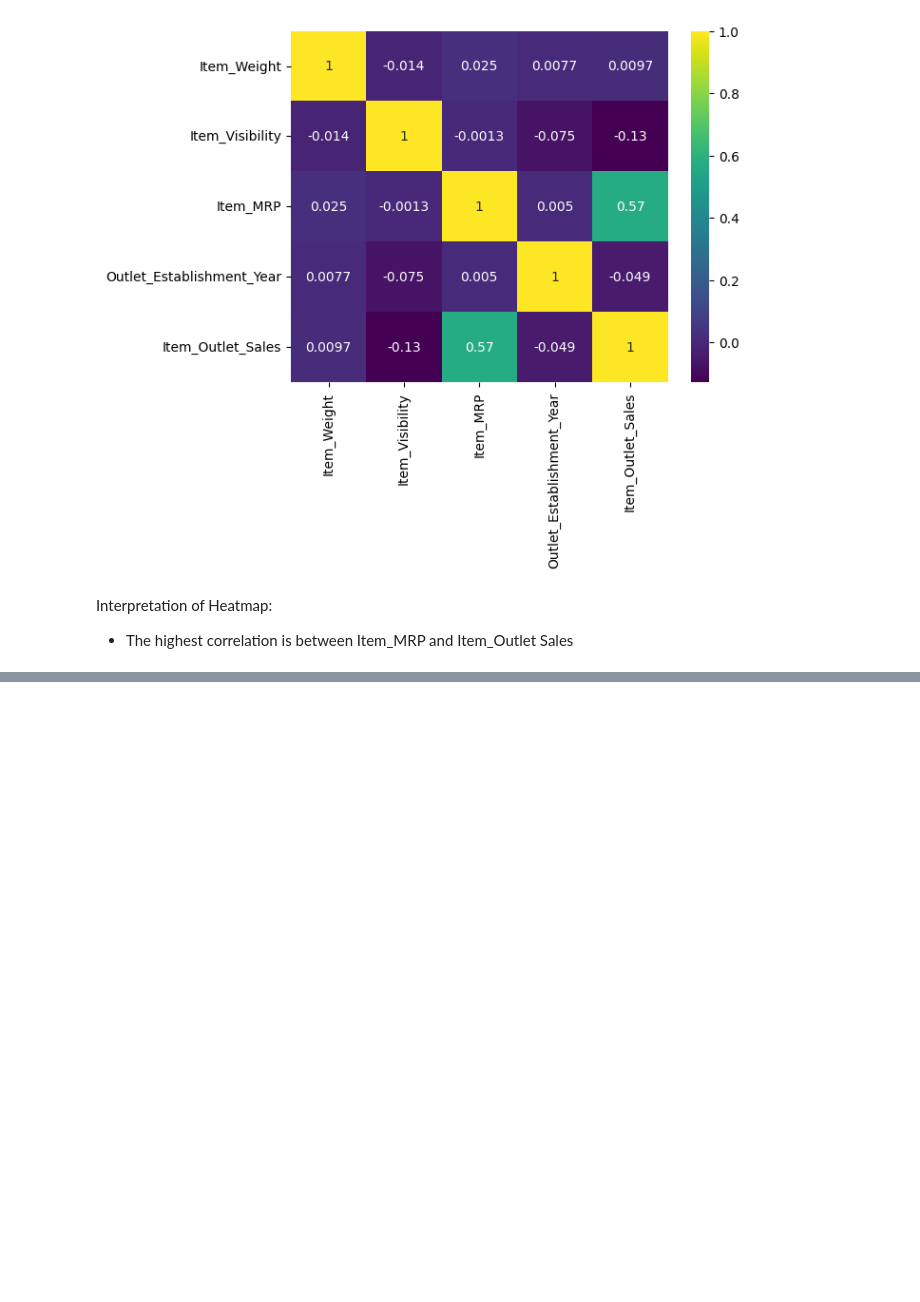
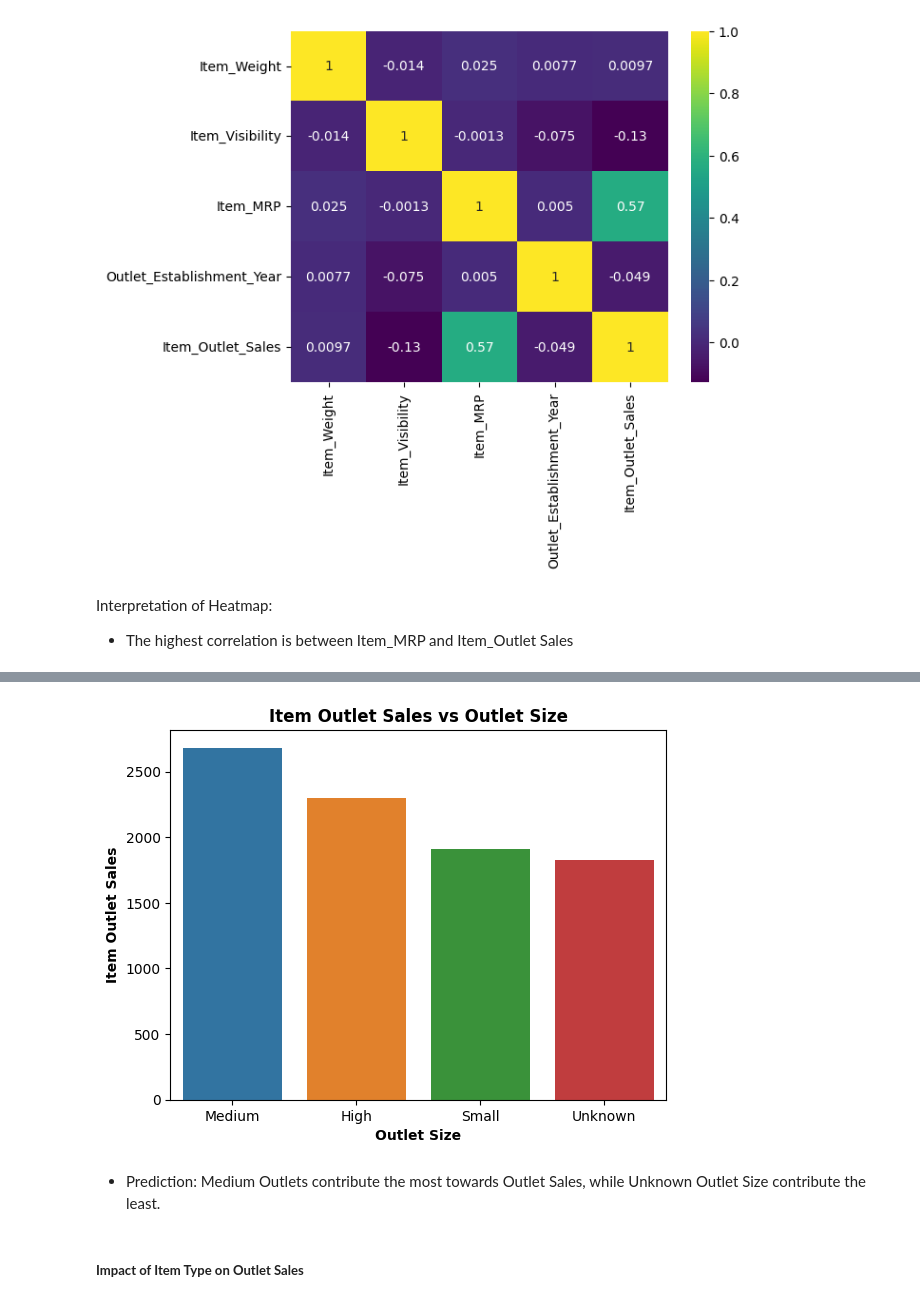
Before and after one commit to patelmedha/Prediction-of-Product-Sales, a Jupyter notebook: PREDICTION_OF_PRODUCT_SALES.ipynb, the cells around one changed output, grey strips where cells are left out. Drawn from its saved outputs; the diff is of its cells as text; code cells hidden in the pictures; blank space fills up the shorter version.

```diff
--- a/PREDICTION_OF_PRODUCT_SALES.ipynb
+++ b/PREDICTION_OF_PRODUCT_SALES.ipynb
@@ -1032,0 +1113,22 @@ Interpretation of Heatmap:
+# %%
+## Define label_order
+outlet_size_sales_mean = df.groupby('Outlet_Size')['Item_Outlet_Sales'].mean().sort_values(ascending=False)
+outlet_size_sales_mean
+## Define a MatplotLib ax object using sns.barplot()
+fig, ax = plt.subplots()
+ax = sns.barplot(data = df,
+                 x ='Outlet_Size',
+                 y = 'Item_Outlet_Sales',
+                 order = outlet_size_sales_mean.index,
+                 errorbar = None)
+## Set the Title
+ax.set_title('Item Outlet Sales vs Outlet Size', fontsize=12, fontweight = 'bold')
+# Set Axes Labels
+ax.set_xlabel('Outlet Size', fontsize=10, fontweight = 'bold')
+ax.set_ylabel('Item Outlet Sales', fontsize=10, fontweight = 'bold');
+# %% [output]
+[figure, added]
+# %% [markdown]
+- Prediction: Medium Outlets contribute the most towards Outlet Sales, while Unknown Outlet Size contribute the least.
+# %% [markdown]
+##### **Impact of Item Type on Outlet Sales**
```
Also changed, not shown: parts of 23 cells of this notebook.
